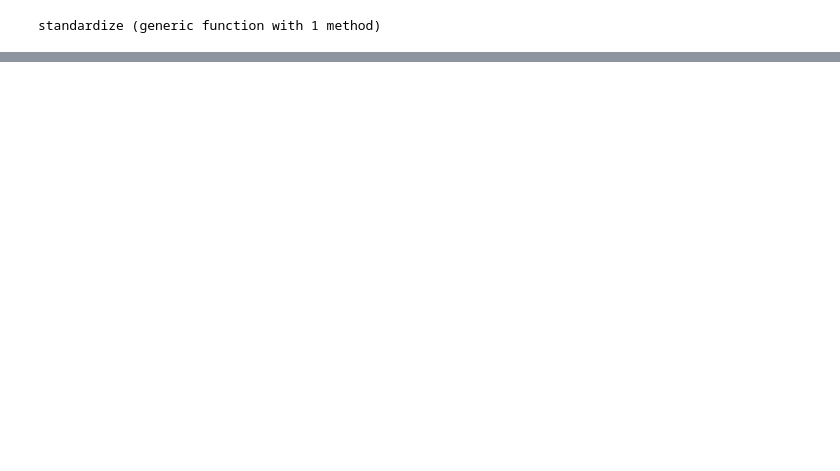
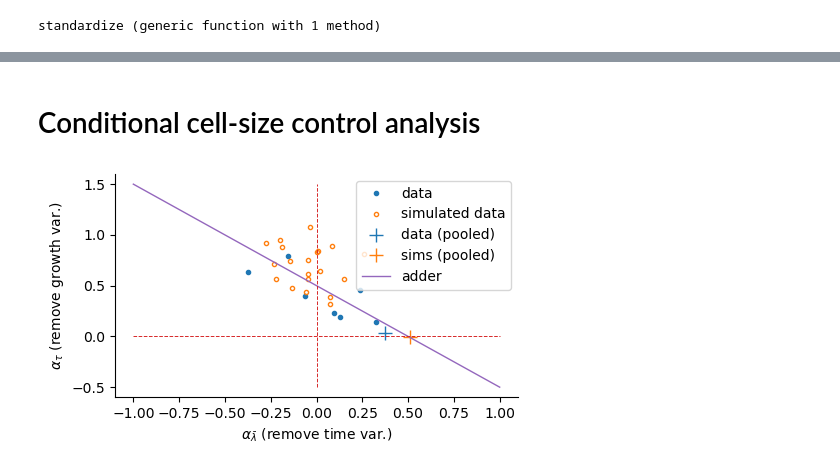
Before and after one commit to elevien/L1210, a Jupyter notebook: src/notebooks/PAPER_growth_vs_time.ipynb, the cells around one changed output, grey strips where cells are left out. Cells and saved outputs as stored; diff of their text form; code cells hidden in the pictures; blank space fills up the shorter version.

```diff
--- a/src/notebooks/PAPER_growth_vs_time.ipynb
+++ b/src/notebooks/PAPER_growth_vs_time.ipynb
@@ -13,0 +110,2 @@ standardize (generic function with 1 method)
+# %% [markdown]
+# Conditional cell-size control analysis
@@ -13,0 +143,41 @@ standardize (generic function with 1 method)
+# %%
+
+
+
+fig, ax = subplots(figsize=(5,3))
+
+
+# --------------------------------------
+# plot alphas for data
+ax.plot(alphas_gr,alphas_tau,".",label="data")
+ax.plot(alphas_gr_sims,alphas_tau_sims,".",label="simulated data",fillstyle="none")
+
+# and pooled
+ax.plot(alpha_decomp(df_all_cells.gt,df_all_cells.x,df_all_cells.gr)
+,alpha_decomp(df_all_cells.gr,df_all_cells.x,df_all_cells.gt),"C0+",markersize=10,label="data (pooled)")
+
+# --------------------------------------
+sims_pooled = vcat(sims_cells...)
+ax.plot(alpha_decomp(sims_pooled.gt,sims_pooled.x,sims_pooled.gr)
+,alpha_decomp(sims_pooled.gr,sims_pooled.x,sims_pooled.gt),"C1+",markersize=10,label="sims (pooled)")
+
+# --------------------------------------
+# plot some guidelines
+xrng = collect(-1:0.1:1)
+ax.plot(xrng,1/2 .- xrng,"C4-",label="adder",lw=1)
+ax.vlines([0],-1/2,1+1/2,linestyle="--",lw=0.7,color="C3")
+ax.plot(xrng,zeros(length(xrng)),linestyle="--",lw=0.7,color="C3")
+ax.spines["right"].set_visible(false)
+ax.spines["top"].set_visible(false)
+ax.legend(frameon=true)
+ax.set_xlabel(L"$\alpha_{\bar{\lambda}}$ (remove time var.)")
+ax.set_ylabel(L"$\alpha_{\tau}$ (remove growth var.)")
+
+for df in sims_cells
+    ax.plot()
+end
+
+tight_layout()
+fig
+# %% [output]
+[figure, added]
```
Also changed, not shown: parts of 17 cells of this notebook, 24 other files.
